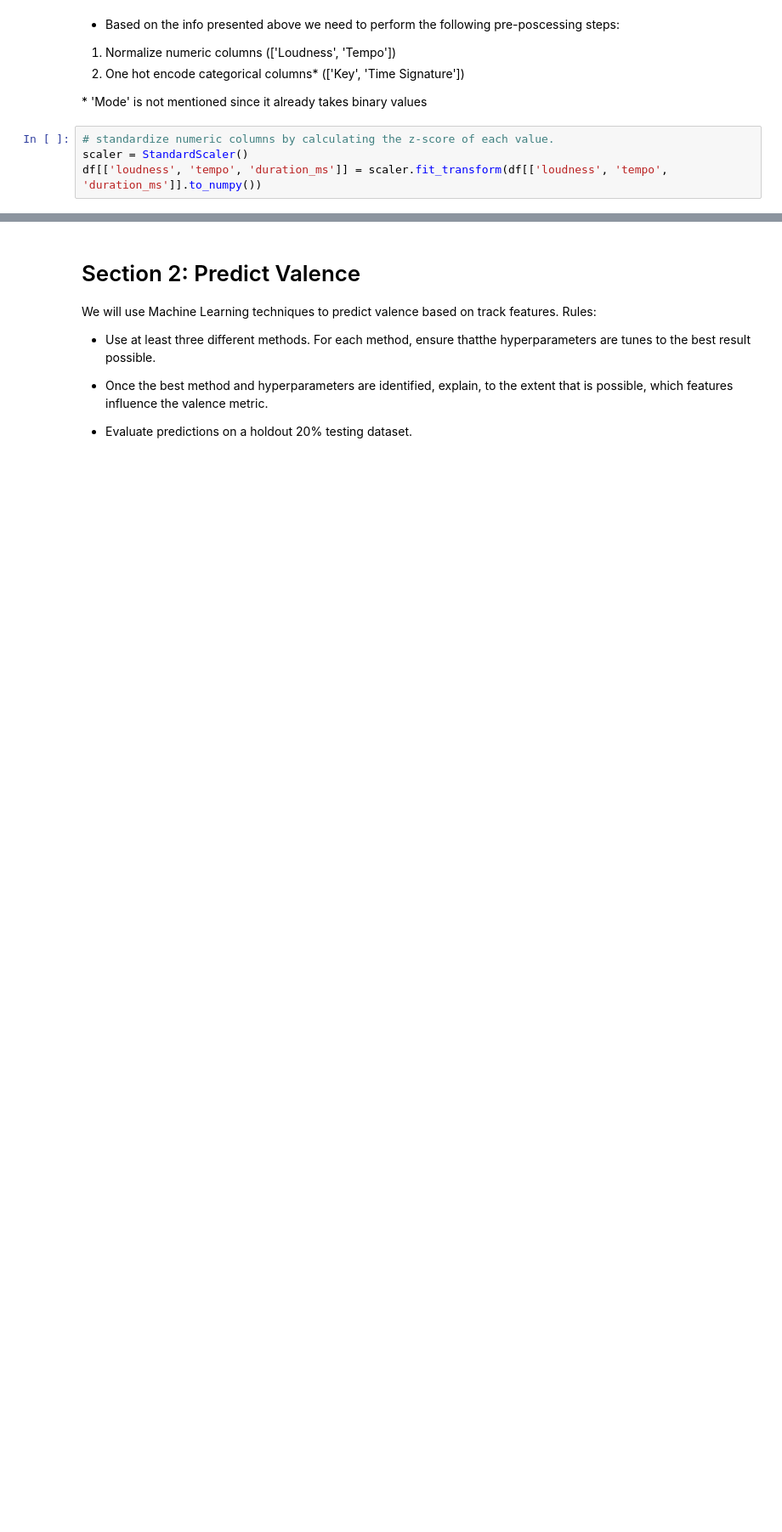
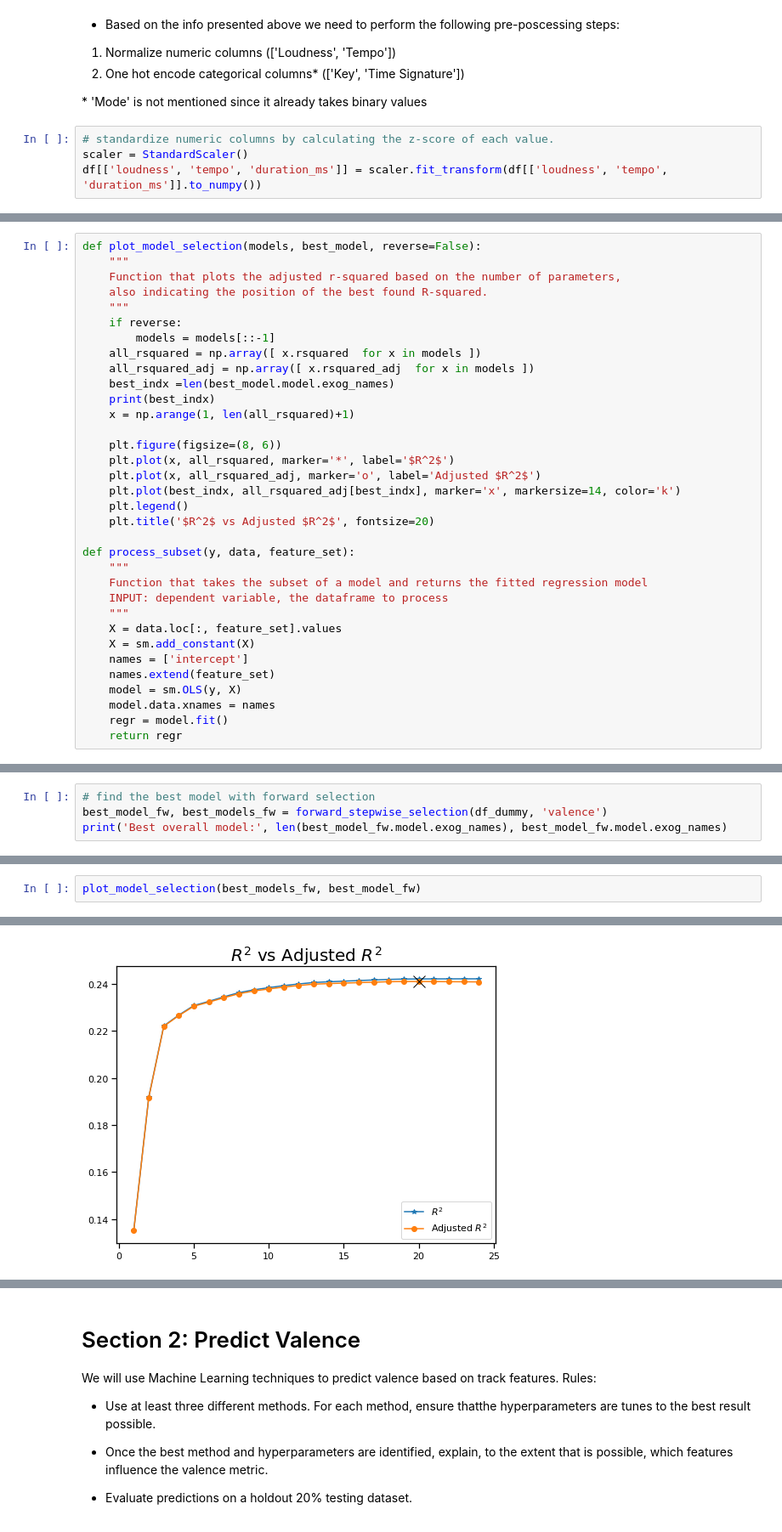
Before and after one commit to geo-chalk/spotify_valence, a Jupyter notebook: spotify_valence.ipynb, the cells around one changed output, grey strips where cells are left out. Shown at 85% size. Drawn from its saved outputs; the diff is of its cells as text; blank space fills up the shorter version.

```diff
--- a/spotify_valence.ipynb
+++ b/spotify_valence.ipynb
@@ -480,0 +619,34 @@ Warnings:
+# %%
+def plot_model_selection(models, best_model, reverse=False):
+    """
+    Function that plots the adjusted r-squared based on the number of parameters,
+    also indicating the position of the best found R-squared.
+    """
+    if reverse:
+        models = models[::-1]
+    all_rsquared = np.array([ x.rsquared  for x in models ])
+    all_rsquared_adj = np.array([ x.rsquared_adj  for x in models ])
+    best_indx =len(best_model.model.exog_names)
+    print(best_indx)
+    x = np.arange(1, len(all_rsquared)+1)
+
+    plt.figure(figsize=(8, 6))
+    plt.plot(x, all_rsquared, marker='*', label='$R^2$')
+    plt.plot(x, all_rsquared_adj, marker='o', label='Adjusted $R^2$')
+    plt.plot(best_indx, all_rsquared_adj[best_indx], marker='x', markersize=14, color='k')
+    plt.legend()
+    plt.title('$R^2$ vs Adjusted $R^2$', fontsize=20)
+
+def process_subset(y, data, feature_set):
+    """
+    Function that takes the subset of a model and returns the fitted regression model
+    INPUT: dependent variable, the dataframe to process
+    """
+    X = data.loc[:, feature_set].values
+    X = sm.add_constant(X)
+    names = ['intercept']
+    names.extend(feature_set)
+    model = sm.OLS(y, X)
+    model.data.xnames = names
+    regr = model.fit()
+    return regr
@@ -480,0 +705,4 @@ Warnings:
+# %%
+# find the best model with forward selection
+best_model_fw, best_models_fw = forward_stepwise_selection(df_dummy, 'valence')
+print('Best overall model:', len(best_model_fw.model.exog_names), best_model_fw.model.exog_names)
@@ -480,0 +747,3 @@ Warnings:
+# %%
+plot_model_selection(best_models_fw, best_model_fw)
+# %% [output]
@@ -480,0 +751 @@ Warnings:
+[figure, added]
```
Also changed, not shown: parts of 60 cells of this notebook, 1 other file.
